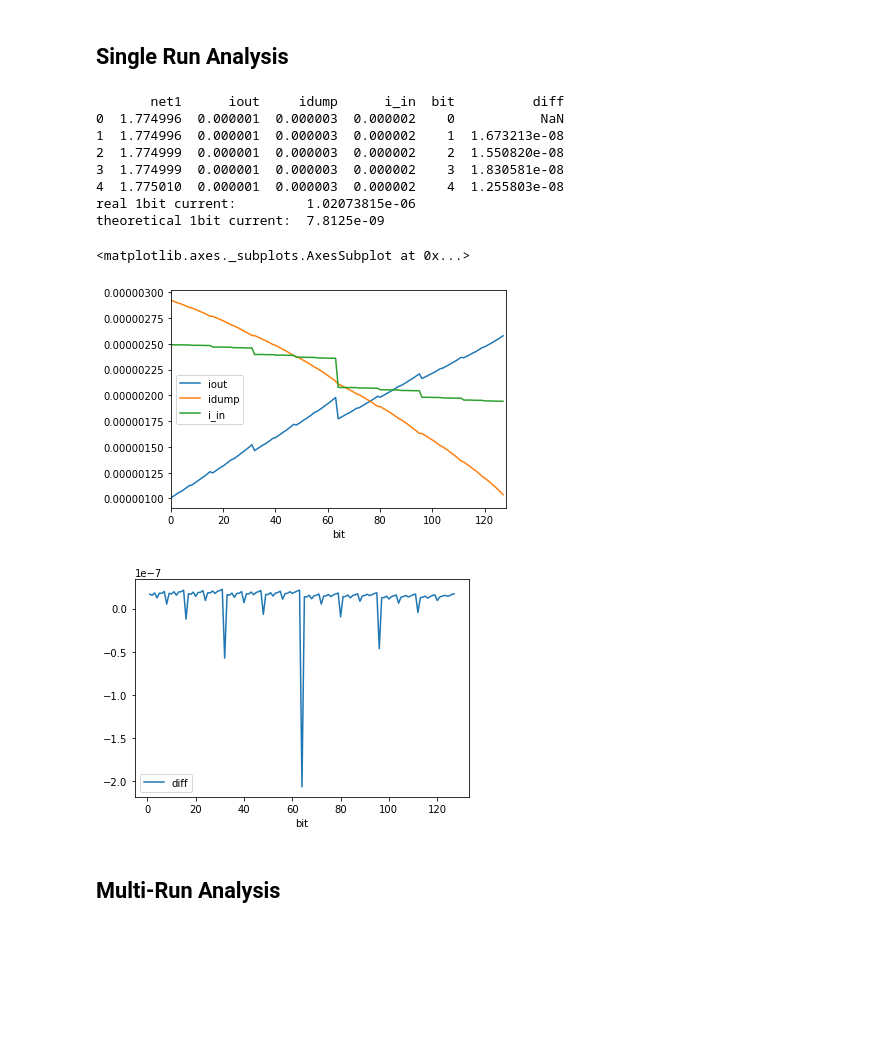
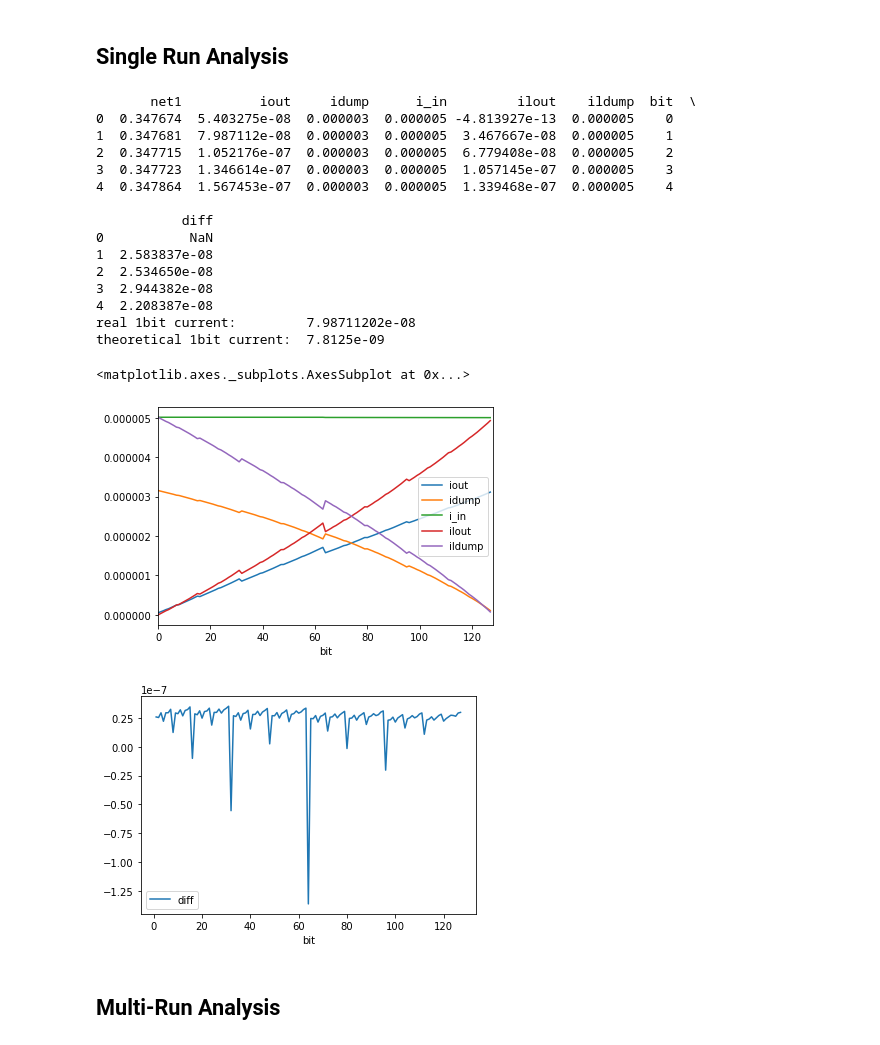
Before and after one commit to wFairmanOlin/madvlsi_proj_4, a Jupyter notebook: analysis.ipynb, the cells around one changed output. Drawn from its saved outputs; the diff is of its cells as text; code cells hidden in the pictures; blank space fills up the shorter version.

```diff
--- a/analysis.ipynb
+++ b/analysis.ipynb
@@ -5,39 +5,46 @@
 # %%
 import pandas as pd
 import numpy as np
 from matplotlib import pyplot as plt
 
 # load data
 data = pd.read_csv("data/mc_dac1.txt", sep=" +", engine='python')
-data.columns = ["net1", "iout", "idump", "i_in"]
+data.columns = ["net1", "iout", "idump", "i_in", "ilout", "ildump"]
 data["bit"] = data.index
 
 #generate current steps
 data["diff"] = data["iout"].diff(1)
 
 # print sample of dataframe
 print(data.head())
 
 # print expected 1bit transistion
 print("real 1bit current:        ", data.iout[1])
 print("theoretical 1bit current: ", 1e-6/128)
 
 
-data.plot("bit", ["iout", "idump", "i_in"], xlim=(0,128))
+data.plot("bit", ["iout", "idump", "i_in", "ilout", "ildump"], xlim=(0,128))
 
 data.plot("bit", "diff")
 # %% [output]
-       net1      iout     idump      i_in  bit          diff
-0  1.774996  0.000001  0.000003  0.000002    0           NaN
-1  1.774996  0.000001  0.000003  0.000002    1  1.673213e-08
-2  1.774999  0.000001  0.000003  0.000002    2  1.550820e-08
-3  1.774999  0.000001  0.000003  0.000002    3  1.830581e-08
-4  1.775010  0.000001  0.000003  0.000002    4  1.255803e-08
-real 1bit current:         1.02073815e-06
+       net1          iout     idump      i_in         ilout    ildump  bit  \
+0  0.347674  5.403275e-08  0.000003  0.000005 -4.813927e-13  0.000005    0
+1  0.347681  7.987112e-08  0.000003  0.000005  3.467667e-08  0.000005    1
+2  0.347715  1.052176e-07  0.000003  0.000005  6.779408e-08  0.000005    2
+3  0.347723  1.346614e-07  0.000003  0.000005  1.057145e-07  0.000005    3
+4  0.347864  1.567453e-07  0.000003  0.000005  1.339468e-07  0.000005    4
+
+           diff
+0           NaN
+1  2.583837e-08
+2  2.534650e-08
+3  2.944382e-08
+4  2.208387e-08
+real 1bit current:         7.98711202e-08
 theoretical 1bit current:  7.8125e-09
 <matplotlib.axes._subplots.AxesSubplot at 0x...>
-[figure, old version]
+[figure, new version]
-[figure, old version]
+[figure, new version]
 # %% [markdown]
 ## Multi-Run Analysis
 # %%
```
Also changed, not shown: parts of 10 cells of this notebook, 14 other files.
